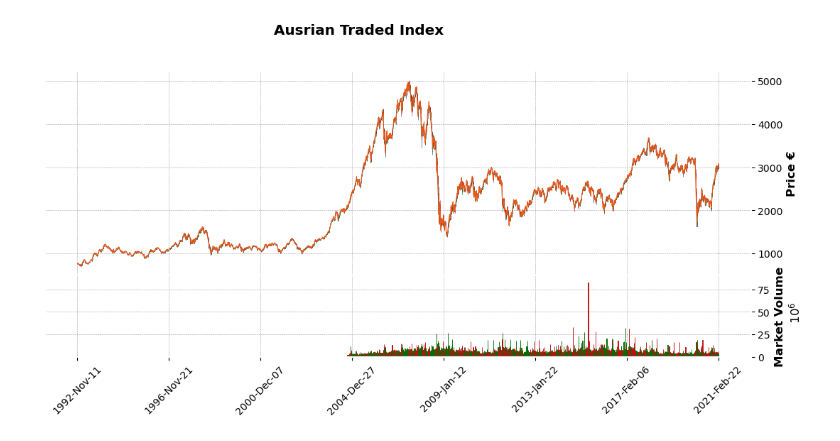
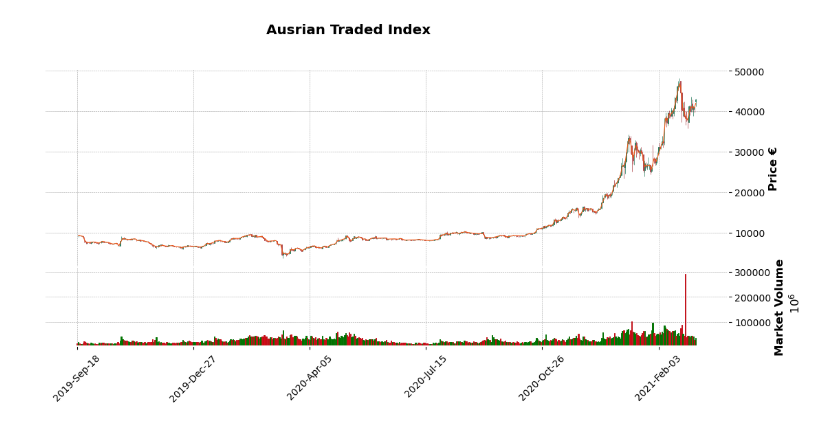
Before and after one commit to schauppi/Tensorflow, a Jupyter notebook: Streamlit/Stock_Prices/yahoo_data.ipynb, the cells around one changed output. Drawn from its saved outputs; the diff is of its cells as text; code cells hidden in the pictures.

Commit message:
fetch data

```diff
--- a/Streamlit/Stock_Prices/yahoo_data.ipynb
+++ b/Streamlit/Stock_Prices/yahoo_data.ipynb
@@ -31,4 +6,39 @@ atx_data = hist_atx[["Open", "High", "Low", "Close", "Volume"]]
+# %%
+#Dict for Stock names and abbreviations
+stocks_dict = {"btc":"BTC-EUR", "atx":"^ATX", "bldp":"BLDP", "nel":"D7G.F",
+          "plug":"PLUG", "nvda":"NVDA", "voe":"VOE.VI", "tesla":"TL0.F",
+          "intel":"INTC", "apple":"AAPL", "alib":"AHLA.F", "alphab":"ABEA.F"}
+
+#lists for stock data
+stocks_fetched = []
+history_fetched = []
+stocks_data = []
+
+#ToDo: get stock names and store them into list for plot name
+# %%
+#Function for fetching Stock Data Infos
+def fetch_stock_data(abbreviation):
+    fetched = yf.Ticker(abbreviation)
+    return fetched
+
+#Function for fetching the historical Data of the Stock
+def get_history(name):
+    hist = name.history(period="max")
+    return hist
+
+#Function for fetching values
+def get_values(hist):
+    vals = hist[["Open", "High", "Low", "Close", "Volume"]]
+    return vals
+# %%
+#Iterate to get stock data
+i = 0
+for key in stocks_dict:
+    stocks_fetched.append(fetch_stock_data(stocks_dict[key]))
+    history_fetched.append(get_history(stocks_fetched[i]))
+    stocks_data.append(get_values(history_fetched[i]))
+    i += 1
 # %%
-mpf.plot(atx_data, type="candle", style="charles", title="Ausrian Traded Index", ylabel="Price €", volume=True, ylabel_lower="Market Volume", mav=2, figratio=(24,10))
+mpf.plot(stocks_data[0], type="candle", style="charles", title="Ausrian Traded Index", ylabel="Price €", volume=True, ylabel_lower="Market Volume", mav=2, figratio=(24,10))
 # %% [output]
-[figure, old version]
+[figure, new version]
```
Also changed, not shown: parts of 5 cells of this notebook, 1 other file.
